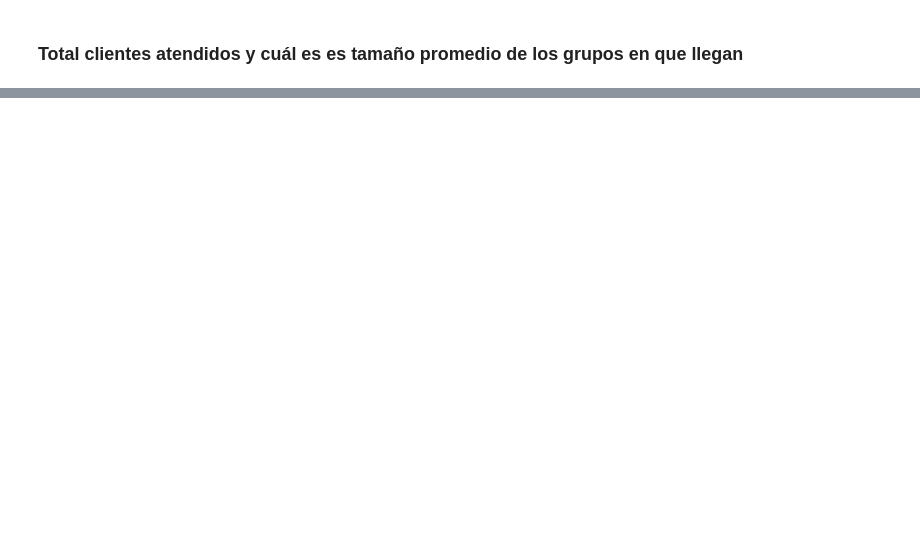
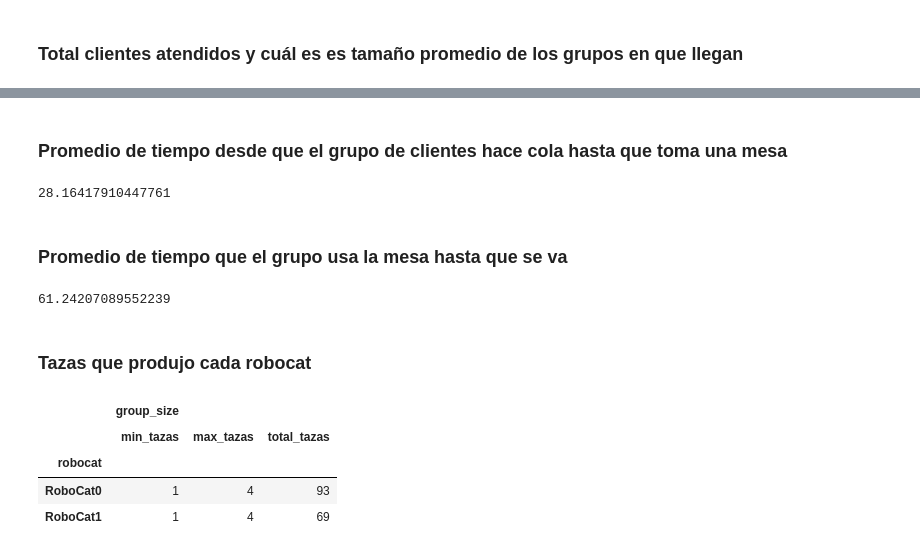
Before and after one commit to GalletaOreo98/Data-Science, a Jupyter notebook: Simulation Nyan Cafe/simulation_nyan_cafe.ipynb, the cells around one changed output, grey strips where cells are left out. Saved outputs shown, nothing was run; the diff lists cells and outputs as text; code cells hidden in the pictures; blank space fills up the shorter version.

```diff
--- a/Simulation Nyan Cafe/simulation_nyan_cafe.ipynb
+++ b/Simulation Nyan Cafe/simulation_nyan_cafe.ipynb
@@ -404,0 +416,42 @@ attended
+# %% [markdown]
+### Promedio de tiempo desde que el grupo de clientes hace cola hasta que toma una mesa
+# %%
+attended = df_events.loc[
+    df_events["event"].isin([ event.WAITING_IN_LINE , event.TABLE_TAKEN ])
+    , :
+].sort_values(["time"])
+
+attended["prev_time"] = attended.groupby( "group" )["time"].shift(1)
+
+attended = attended.loc[ ~attended["prev_time"].isnull() , : ]
+
+attended["Espera"] = attended["time"] - attended["prev_time"]
+
+mean_table_wait_time = attended["Espera"].mean()
+mean_table_wait_time
+# %% [output]
+28.16417910447761
+# %% [markdown]
+### Promedio de tiempo que el grupo usa la mesa hasta que se va
+# %%
+mean_total_wait_time - mean_table_wait_time
+# %% [output]
+61.24207089552239
+# %% [markdown]
+### Tazas que produjo cada robocat
+# %%
+df_events.loc[
+    df_events['event'] == "MAKING_COFFEE"
+].groupby('robocat').agg({
+    'group_size': ["min", "max", "sum"]
+}).rename(columns={
+    'min': 'min_tazas',
+    'max': 'max_tazas',
+    'sum': 'total_tazas'
+})
+# %% [output]
+|  | group_size |  |  |
+|  | min_tazas | max_tazas | total_tazas |
+| robocat |  |  |  |
+| RoboCat0 | 1 | 4 | 93 |
+| RoboCat1 | 1 | 4 | 69 |
```
Also changed, not shown: parts of 11 cells of this notebook.
